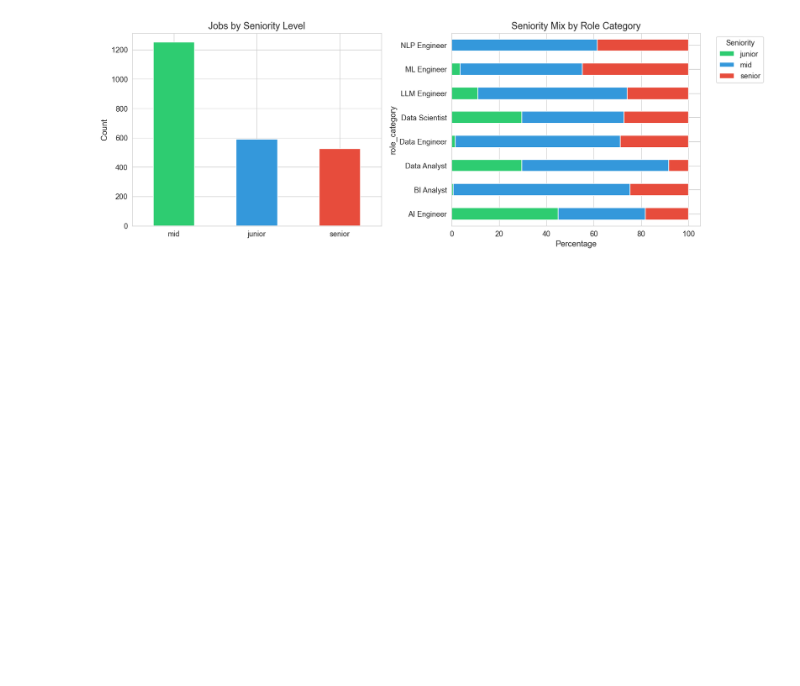
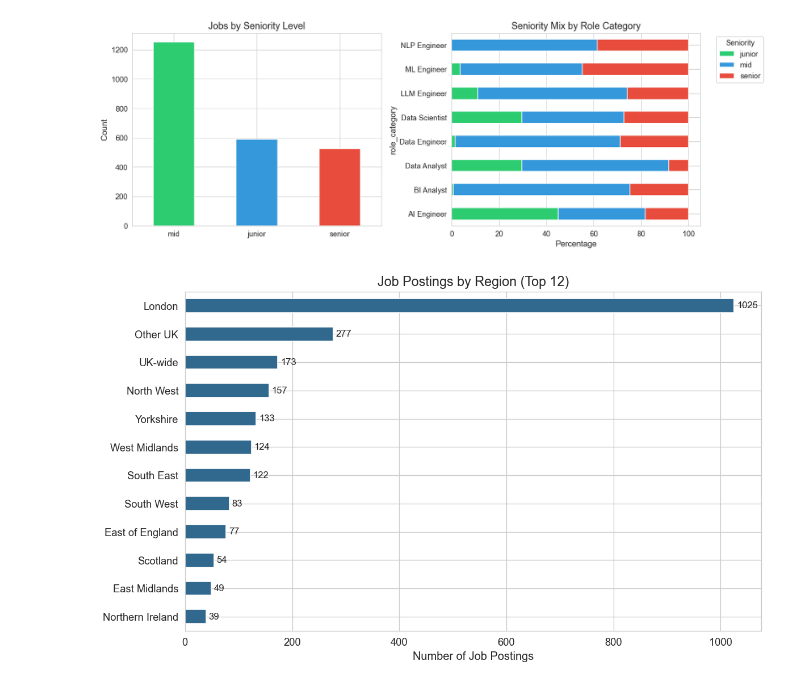
Before and after one commit to Hab-eeb/JobScope-UK, a Jupyter notebook: analysis.ipynb, the cells around one changed output. Saved outputs shown, nothing was run; the diff lists cells and outputs as text; code cells hidden in the pictures; blank space fills up the shorter version.

```diff
--- a/analysis.ipynb
+++ b/analysis.ipynb
@@ -109,3 +109,18 @@ plt.savefig('outputs/seniority_distribution.png', bbox_inches='tight')
 plt.show()
 # %% [output]
 [figure]
+# %%
+# Regional distribution (top 12)
+fig, ax = plt.subplots(figsize=(10, 6))
+region_counts = df['location_region'].value_counts().head(12)
+region_counts.plot(kind='barh', ax=ax, color=PALETTE[2])
+ax.set_xlabel('Number of Job Postings')
+ax.set_title('Job Postings by Region (Top 12)')
+ax.invert_yaxis()
+for i, v in enumerate(region_counts.values):
+    ax.text(v + 5, i, str(v), va='center', fontsize=10)
+plt.tight_layout()
+plt.savefig('outputs/regional_distribution.png', bbox_inches='tight')
+plt.show()
+# %% [output]
+[figure, added]
```
Also changed, not shown: parts of 3 cells of this notebook, 2 other files.
